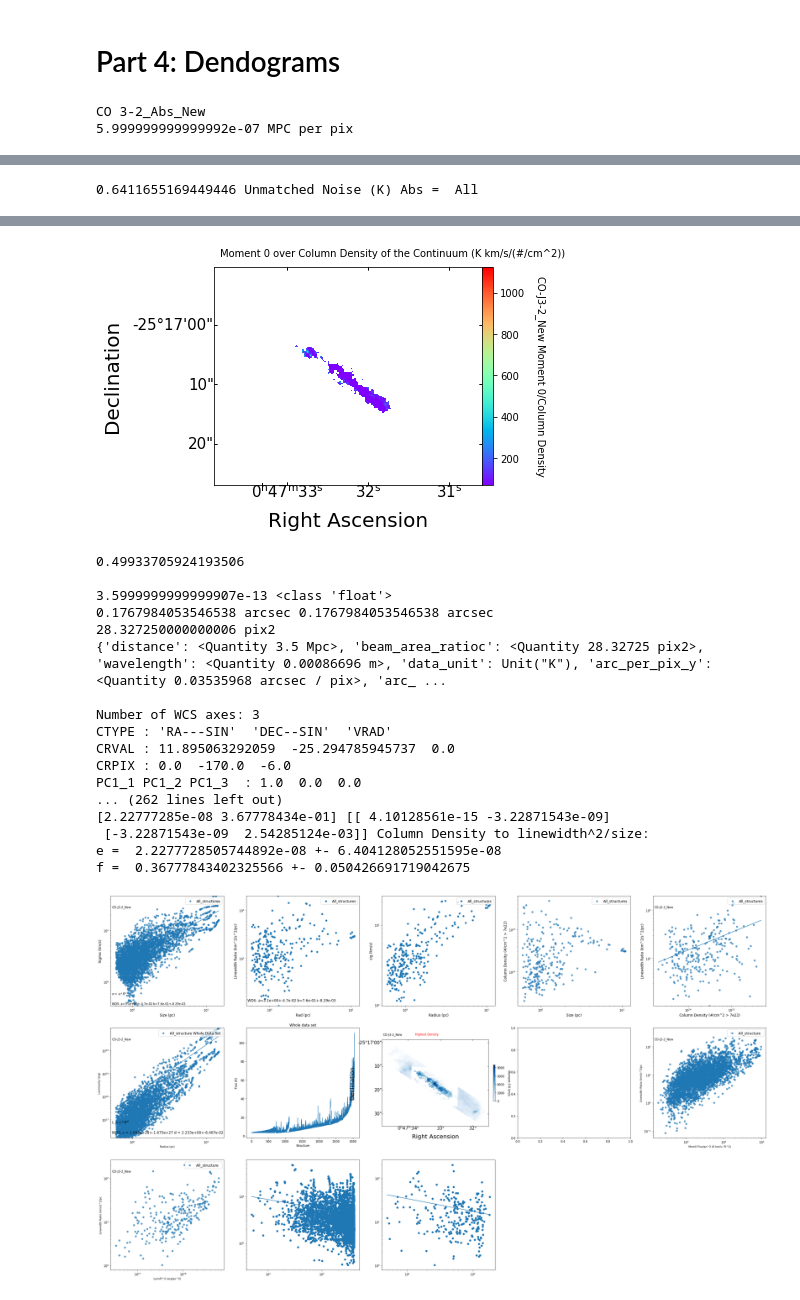
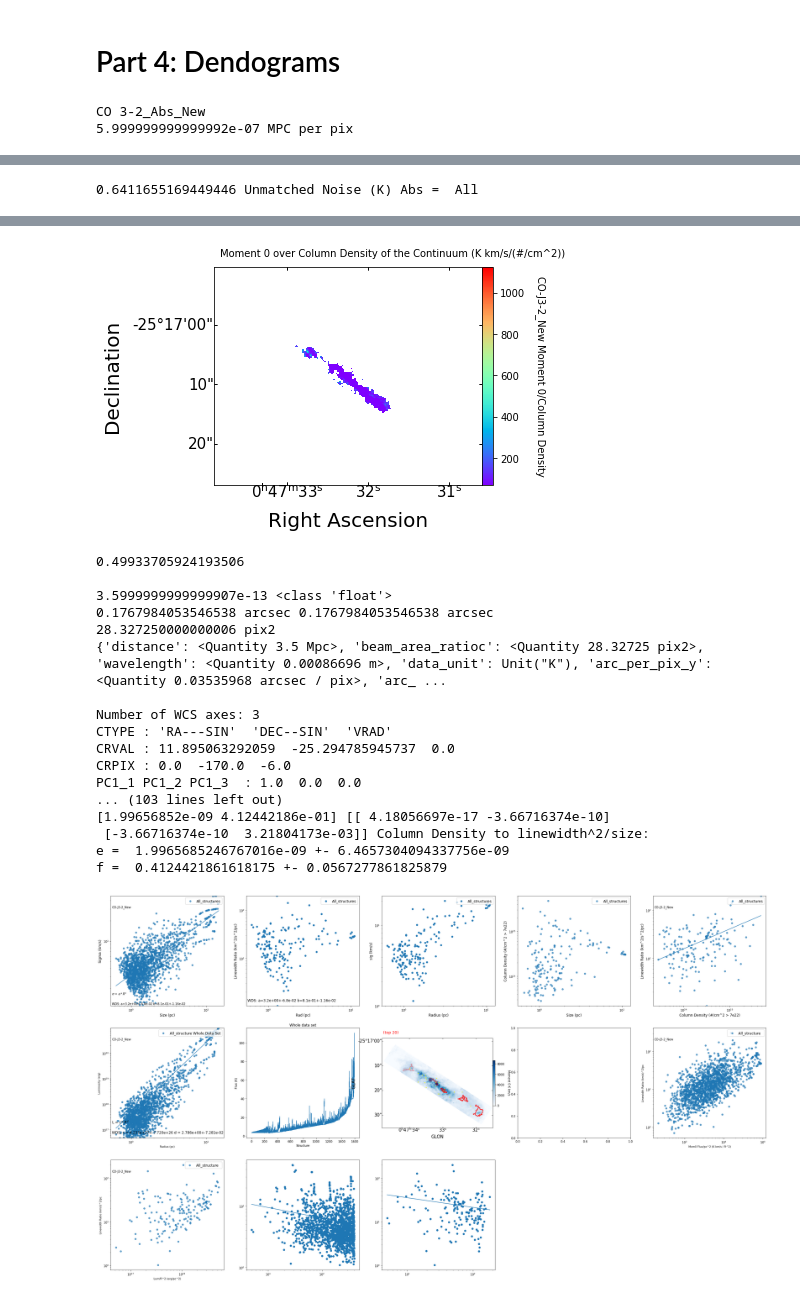
Before and after one commit to Nearby-Galaxies-Lab/-Ben-CMZ-and-NGC253-Notebooks-and-papers, a Jupyter notebook: NGC CO 3-2 Simp.ipynb, the cells around one changed output, grey strips where cells are left out. Drawn from its saved outputs; the diff is of its cells as text; code cells hidden in the pictures.

```diff
--- a/NGC CO 3-2 Simp.ipynb
+++ b/NGC CO 3-2 Simp.ipynb
@@ -384,21 +552,17 @@ cSD[bp]=np.nan
 rmU[bp]=np.nan
 rmU[bp2]=np.nan
 
+Non_nan=((datn[0,:,:]>0)  | (datn[0,:,:]<0 ))
+
+m = (np.nanstd(datn[0,:,:],where= Non_nan)) #Noise K
 if(Abs_Level=="All"):
     pass
 if(Abs_Level=="None"):
     datn[np.where(datn<0)]=np.nan
 if(Abs_Level=="No Clusters"):
+    IDs,RAs,Decs,HWHM  =    np.genfromtxt("NGC_Clusters_"+"IDs"+"",dtype=type("12h23.14s")),np.genfromtxt("NGC_Clusters_"+"RAs"+"",dtype=type("12h23.14s")),np.genfromtxt("NGC_Clusters_"+"Decs"+"",dtype=type("12h23.14s")),np.genfromtxt("NGC_Clusters_"+"HWHM"+"")
 
-    bp = np.where(cSD>5*10**23/u.cm**2)
-    cSD[bp]=np.nan
-    rmU[bp]=np.nan
-    for lmi in range(np.shape(datn)[0]):
-        datn[lmi][bp]=np.nan
-
-Non_nan=((datn[0,:,:]>0)  | (datn[0,:,:]<0 ))
-
-m = (np.nanstd(datn[0,:,:],where= Non_nan)) #Noise K
+    datn=  Mask_Clusters_NGC(HWHM,scWCS,scF.hdu.header,datn,RAs,Decs,One_Pc=False,One_Pc_Size=1,HWHM_Fac=3)
 
 print(m,"Unmatched Noise (K)", "Abs = ",Abs_Level)
 
@@ -441,11 +605,11 @@ metadata["velocity_scale"] = abs(header["CDELT3"])*u.km/u.s#u.km/u.s
 
 metadata["vaxis"]=0
 metadata["wcsu"]=scF.wcs
-#d = astrodendro.Dendrogram.compute(datn,min_delta=m,min_value=m*5,min_npix=beam_area_ratio.value*3) #The main culprit
-d = astrodendro.Dendrogram.compute(datn,min_delta=m,min_value=m*5,min_npix=beam_area_ratio.value) #The main culprit
+d = astrodendro.Dendrogram.compute(datn,min_delta=m,min_value=m*5,min_npix=beam_area_ratio.value*3) #The main culprit
+#d = astrodendro.Dendrogram.compute(datn,min_delta=m,min_value=m*5,min_npix=beam_area_ratio.value) #The main culprit
 
 vel,RA,Dec = scF.world[:,0,0]
-Rads,Sigmas,CD,Lumin,SIDS,MOM0FLUX,Distances = Dendro_Arrays(d,datn,vel,Continuum_Data,metadata)
+Rads,Sigmas,CD,Lumin,SIDS,MOM0FLUX,Distances,npix = Dendro_Arrays(d,datn,vel,Continuum_Data,metadata)
 
 ##Analyze dendograms
 
@@ -482,31 +646,45 @@ print(np.nanmean(np.nanstd(scF.moment0().hdu.data))*1)
 scCropped[bp]=np.nan
 axDelta = pylab.subplot(5,5,8,projection=scF.moment0().wcs)
 #axBeta.imshow(scCropped.moment0().hdu.data, origin='lower', interpolation='nearest', cmap=plt.cm.Blues,norm=colors.LogNorm(vmin=5))
+#Plot contours for the top clusters
+scCropped =scF.moment0().hdu.data
 imBeta = axDelta.imshow(scCropped, origin='lower', interpolation='nearest', cmap=plt.cm.Blues,vmin=0,vmax = np.nanmax(scCropped)*.7 )
+Rcon = np.concatenate((Rads[0],Rads[1]))
 
-
-
-ColumnCon= np.concatenate((CD[0],CD[1]))
-SIDScon = np.concatenate((SIDS[0],SIDS[1]))
-nth =0# sorted(CD[0])[len(CD[0])-20]
-
+nth = sorted(Rcon)[len(Rcon)-20]
 G1 = True
-
+SIDScon=np.concatenate((SIDS[0],SIDS[1]))
+for n in range(len(Rcon)):
+    if(Rcon[n]>=nth):
+        if(G1):
+            G1=False
+            p1.plot_contour(axDelta, structure=int(SIDScon[n]), lw=1, colors='red',label="Higest Size",alpha=.4)
+        else:
+            pass
+            p1.plot_contour(axDelta, structure=int(SIDScon[n]), lw=1, colors='red',alpha=.4)
+nth = sorted(Rcon)[20]
+G1 = True
+SIDScon=np.concatenate((SIDS[0],SIDS[1]))
+for n in range(len(Rcon)):
+    if(Rcon[n]<=nth):
+        if(G1):
+            G1=False
+            p1.plot_contour(axDelta, structure=int(SIDScon[n]), lw=1, colors='yellow',label="Lowest Size",alpha=1)
+        else:
+            p1.plot_contour(axDelta, structure=int(SIDScon[n]), lw=1, colors='yellow',alpha=1)
 RA = axDelta.coords[0]                                                                  #
 Dec = axDelta.coords[1]
-
 RA.set_ticks(size=-3)
 Dec.set_ticks(size=-3)
 RA.set_ticklabel(exclude_overlapping=True)
 Dec.set_ticklabel(exclude_overlapping=True)
-pylab.xlabel('Right Ascension',fontsize=20,labelpad=1)
-pylab.ylabel('Declination',fontsize=20,labelpad=1)
+axDelta.set_xlabel('GLON',fontsize=15,labelpad=1)
+axDelta.set_ylabel('GLAT',fontsize=15,labelpad=1)
 axDelta.tick_params(axis = 'both', which = 'major', labelsize = 15)
-cb=pylab.colorbar(imBeta,fraction=0.016,pad=0.04)
-cb.set_label(label="Moment 0 K km/s",fontsize=10,rotation=270,labelpad=20)
+cb=pylab.colorbar(imBeta,fraction=0.02,pad=0.00,ax=axDelta)
+cb.set_label(label=("Moment 0 K km/s "),fontsize=10,rotation=270,labelpad=20)
 cb.ax.tick_params(which = 'major', labelsize = 10)
-pylab.annotate(s=LineN,fontsize=10,xy=(.01,1.05),xycoords="axes fraction",c="black")
-pylab.annotate(s="Highest Density",fontsize=10,xy=(.31,1.05),xycoords="axes fraction",c="red")
+axDelta.annotate(s=("(top 20)"),fontsize=13,xy=(.01,1.05),xycoords="axes fraction",c="red")
 
 
 
@@ -822,39 +1000,38 @@ np.savetxt(NameLum+"_Leaves"+Suffix, Lumin[0],fmt='%s')
 np.savetxt(NameLum+"_Branches"+Suffix, Lumin[1],fmt='%s')
 np.savetxt(NameS+"_Leaves"+Suffix, Sigmas[0],fmt='%s')
 np.savetxt(NameS+"_Branches"+Suffix, Sigmas[1],fmt='%s')
 np.savetxt(NameR+"_Leaves"+Suffix, Rads[0],fmt='%s')
 np.savetxt(NameR+"_Branches"+Suffix, Rads[1],fmt='%s')
 np.savetxt(Name+"Distances_Leaves"+Suffix, Distances[0],fmt='%s')
 np.savetxt(Name+"Distances_Branches"+Suffix, Distances[1],fmt='%s')
-
-
-
+np.savetxt(Name+"npix_Leaves"+Suffix, npix[0],fmt='%s')
+np.savetxt(Name+"npix_Branches"+Suffix, npix[1],fmt='%s')
 
 SIDS=np.concatenate((SIDS[0],SIDS[1]))
 
 print(SIDS[len(SIDS)-3:len(SIDS)-1])
 # %% [output]
 CO 3-2_Abs_New
 5.999999999999992e-07 MPC per pix
 [figure]
 0.6411655169449446 Unmatched Noise (K) Abs =  All
 [figure]
 [figure]
 0.49933705924193506
 
 3.5999999999999907e-13 <class 'float'>
 0.1767984053546538 arcsec 0.1767984053546538 arcsec
 28.327250000000006 pix2
 {'distance': <Quantity 3.5 Mpc>, 'beam_area_ratioc': <Quantity 28.32725 pix2>, 'wavelength': <Quantity 0.00086696 m>, 'data_unit': Unit("K"), 'arc_per_pix_y': <Quantity 0.03535968 arcsec / pix>, 'arc_ ...
 
 Number of WCS axes: 3
 CTYPE : 'RA---SIN'  'DEC--SIN'  'VRAD'
 CRVAL : 11.895063292059  -25.294785945737  0.0
 CRPIX : 0.0  -170.0  -6.0
 PC1_1 PC1_2 PC1_3  : 1.0  0.0  0.0
-... (262 lines left out)
-[2.22777285e-08 3.67778434e-01] [[ 4.10128561e-15 -3.22871543e-09]
- [-3.22871543e-09  2.54285124e-03]] Column Density to linewidth^2/size:
-e =  2.2277728505744892e-08 +- 6.404128052551595e-08
-f =  0.36777843402325566 +- 0.050426691719042675
+... (103 lines left out)
+[1.99656852e-09 4.12442186e-01] [[ 4.18056697e-17 -3.66716374e-10]
+ [-3.66716374e-10  3.21804173e-03]] Column Density to linewidth^2/size:
+e =  1.9965685246767016e-09 +- 6.4657304094337756e-09
+f =  0.4124421861618175 +- 0.0567277861825879
-[figure, old version]
+[figure, new version]
```
Also changed, not shown: parts of 4 cells of this notebook, 26 other files.
